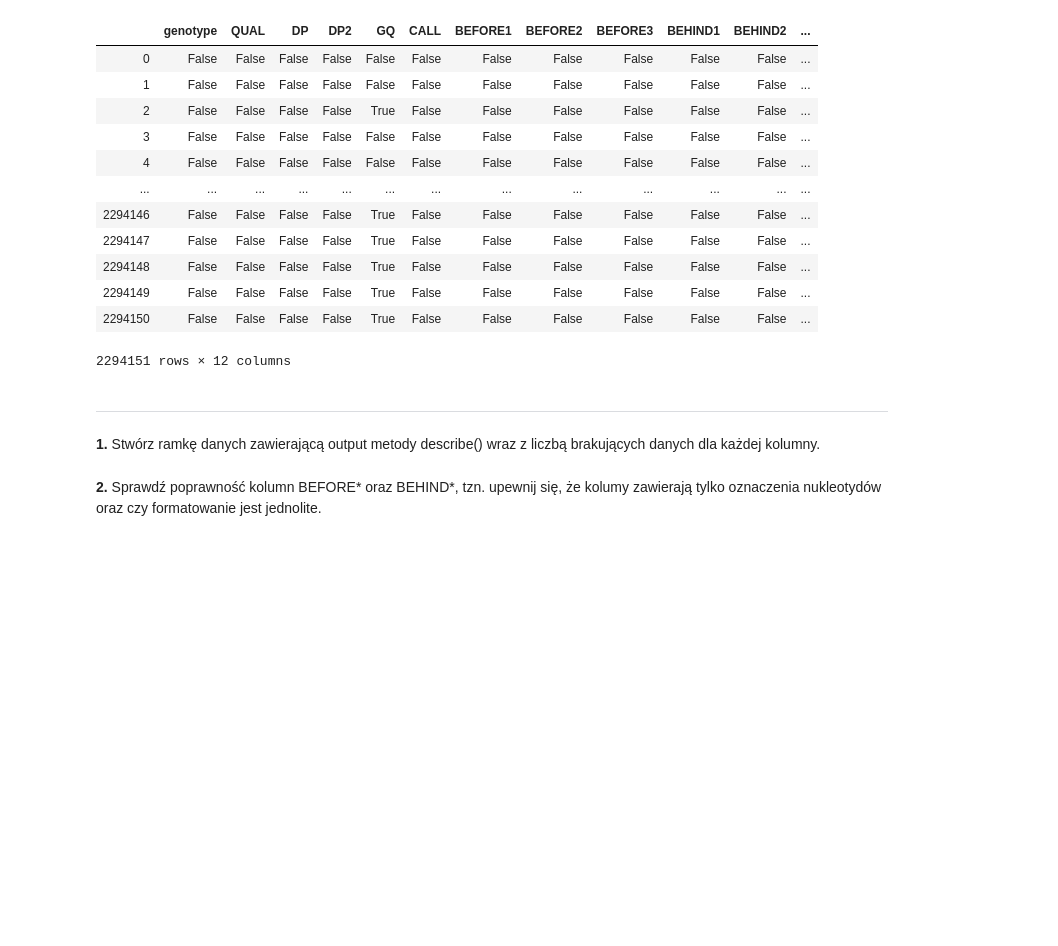
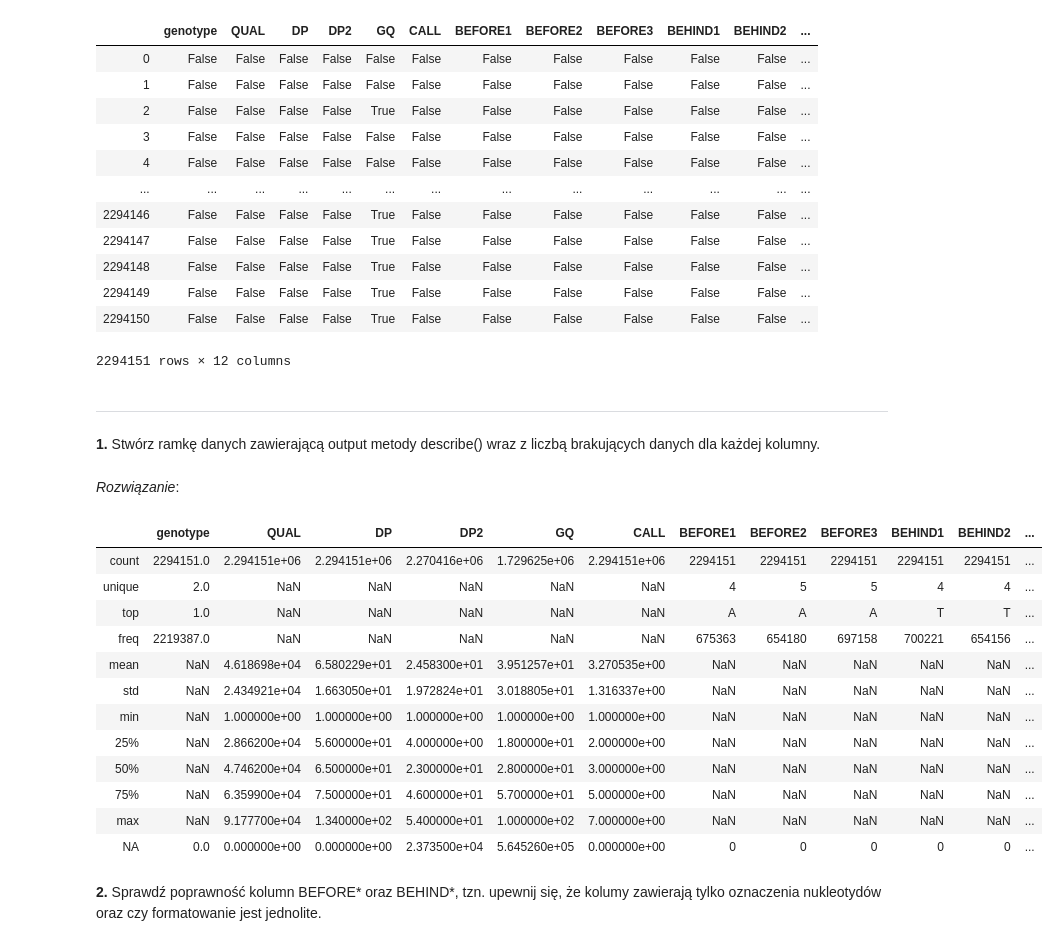
Before and after one commit to Oliwia45/data_analysis2019, a Jupyter notebook: labs/Analiza_danych_cw1.ipynb, the cells around one changed output. Cells and saved outputs as stored; diff of their text form; code cells hidden in the pictures; blank space fills up the shorter version.

```diff
--- a/labs/Analiza_danych_cw1.ipynb
+++ b/labs/Analiza_danych_cw1.ipynb
@@ -133,5 +149,28 @@ data.isnull()
 ---
 # %% [markdown]
 **1.** Stwórz ramkę danych zawierającą output metody describe() wraz z liczbą brakujących danych dla każdej kolumny.
+# %% [markdown]
+*Rozwiązanie*:
+# %%
+# argument all umożliwia zast. metody dla każdej kolumny
+des = data.describe(include='all')
+# kolejno: zlicz NA, zsumuj, zamień na dataframe, transponuj
+desNa = data.isnull().sum().to_frame(name='NA').T
+# concat odpowiednik rbind() w R
+pd.concat([des, desNa])
+# %% [output]
+|  | genotype | QUAL | DP | DP2 | GQ | CALL | BEFORE1 | BEFORE2 | BEFORE3 | BEHIND1 | BEHIND2 | ... |
+| count | 2294151.0 | 2.294151e+06 | 2.294151e+06 | 2.270416e+06 | 1.729625e+06 | 2.294151e+06 | 2294151 | 2294151 | 2294151 | 2294151 | 2294151 | ... |
+| unique | 2.0 | NaN | NaN | NaN | NaN | NaN | 4 | 5 | 5 | 4 | 4 | ... |
+| top | 1.0 | NaN | NaN | NaN | NaN | NaN | A | A | A | T | T | ... |
+| freq | 2219387.0 | NaN | NaN | NaN | NaN | NaN | 675363 | 654180 | 697158 | 700221 | 654156 | ... |
+| mean | NaN | 4.618698e+04 | 6.580229e+01 | 2.458300e+01 | 3.951257e+01 | 3.270535e+00 | NaN | NaN | NaN | NaN | NaN | ... |
+| std | NaN | 2.434921e+04 | 1.663050e+01 | 1.972824e+01 | 3.018805e+01 | 1.316337e+00 | NaN | NaN | NaN | NaN | NaN | ... |
+| min | NaN | 1.000000e+00 | 1.000000e+00 | 1.000000e+00 | 1.000000e+00 | 1.000000e+00 | NaN | NaN | NaN | NaN | NaN | ... |
+| 25% | NaN | 2.866200e+04 | 5.600000e+01 | 4.000000e+00 | 1.800000e+01 | 2.000000e+00 | NaN | NaN | NaN | NaN | NaN | ... |
+| 50% | NaN | 4.746200e+04 | 6.500000e+01 | 2.300000e+01 | 2.800000e+01 | 3.000000e+00 | NaN | NaN | NaN | NaN | NaN | ... |
+| 75% | NaN | 6.359900e+04 | 7.500000e+01 | 4.600000e+01 | 5.700000e+01 | 5.000000e+00 | NaN | NaN | NaN | NaN | NaN | ... |
+| max | NaN | 9.177700e+04 | 1.340000e+02 | 5.400000e+01 | 1.000000e+02 | 7.000000e+00 | NaN | NaN | NaN | NaN | NaN | ... |
+| NA | 0.0 | 0.000000e+00 | 0.000000e+00 | 2.373500e+04 | 5.645260e+05 | 0.000000e+00 | 0 | 0 | 0 | 0 | 0 | ... |
 # %% [markdown]
 **2.** Sprawdź poprawność kolumn BEFORE\* oraz BEHIND\*, tzn. upewnij się, że kolumy zawierają tylko oznaczenia nukleotydów oraz czy formatowanie jest jednolite.
```
Also changed, not shown: parts of 8 cells of this notebook.
